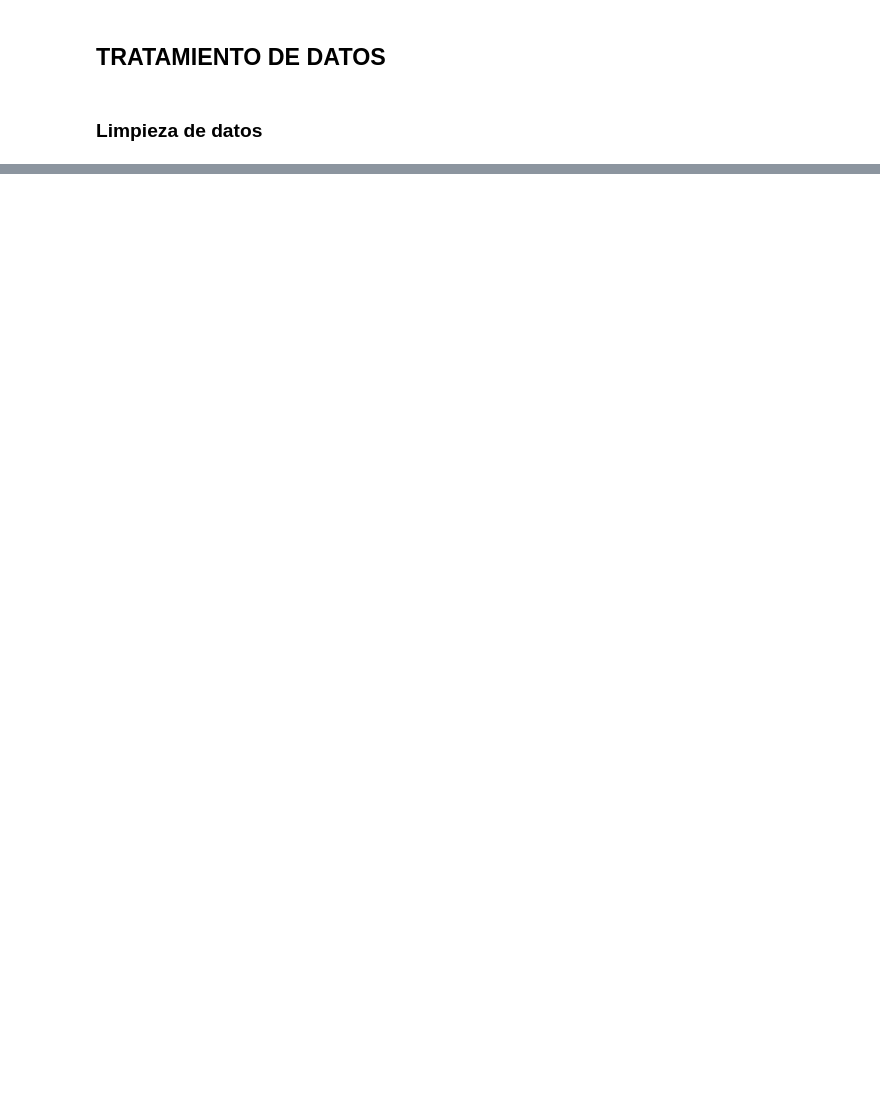
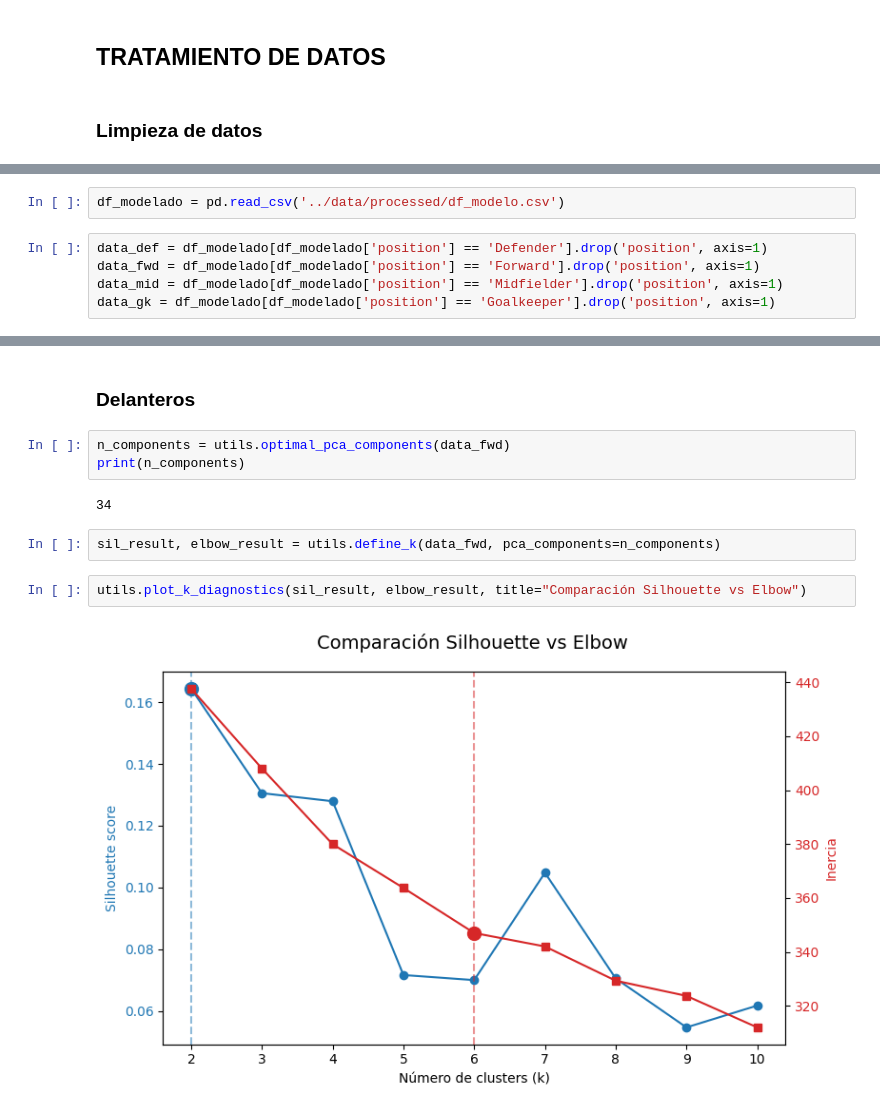
Before and after one commit to german-fros/tfm_mpad2, a Jupyter notebook: notebooks/tests.ipynb, the cells around one changed output, grey strips where cells are left out. Saved outputs shown, nothing was run; the diff lists cells and outputs as text; blank space fills up the shorter version.

```diff
--- a/notebooks/tests.ipynb
+++ b/notebooks/tests.ipynb
@@ -86,0 +207,7 @@ df_stats_per_match = utils.agregate_players_stats_per_match(df_clean)
+# %%
+df_modelado = pd.read_csv('../data/processed/df_modelo.csv')
+# %%
+data_def = df_modelado[df_modelado['position'] == 'Defender'].drop('position', axis=1)
+data_fwd = df_modelado[df_modelado['position'] == 'Forward'].drop('position', axis=1)
+data_mid = df_modelado[df_modelado['position'] == 'Midfielder'].drop('position', axis=1)
+data_gk = df_modelado[df_modelado['position'] == 'Goalkeeper'].drop('position', axis=1)
@@ -86,0 +274,13 @@ df_stats_per_match = utils.agregate_players_stats_per_match(df_clean)
+# %% [markdown]
+### Delanteros
+# %%
+n_components = utils.optimal_pca_components(data_fwd)
+print(n_components)
+# %% [output]
+34
+# %%
+sil_result, elbow_result = utils.define_k(data_fwd, pca_components=n_components)
+# %%
+utils.plot_k_diagnostics(sil_result, elbow_result, title="Comparación Silhouette vs Elbow")
+# %% [output]
+[figure, added]
```
Also changed, not shown: parts of 61 cells of this notebook, 47 other files.
